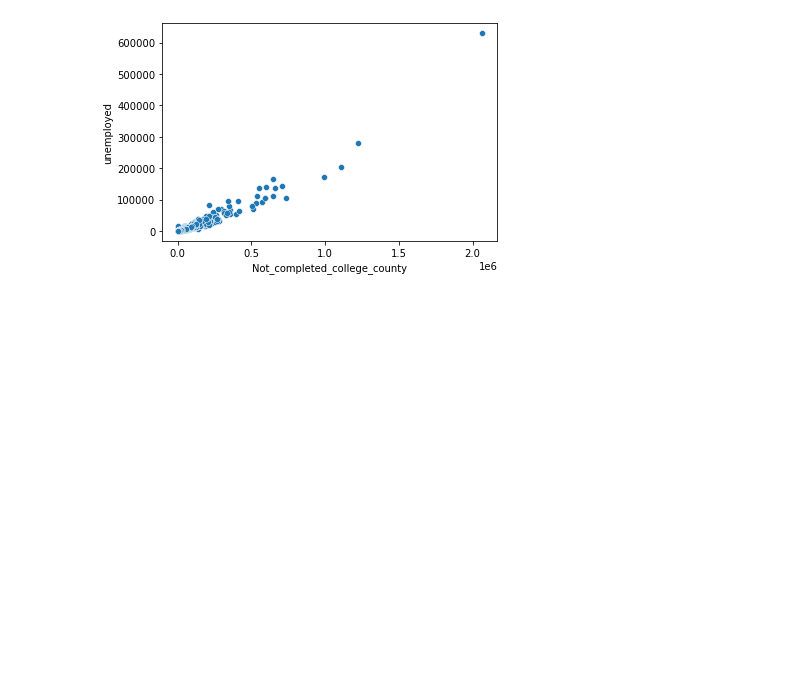
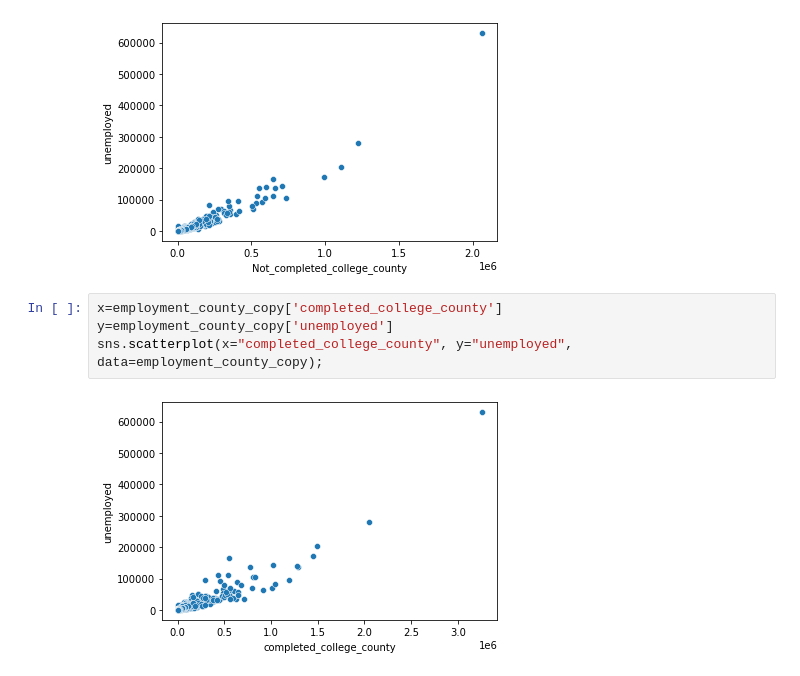
Before and after one commit to reachme1212/final_project, a Jupyter notebook: Model_code/random_forest_regression_variation-education.ipynb, the cells around one changed output. Saved outputs shown, nothing was run; the diff lists cells and outputs as text; blank space fills up the shorter version.

```diff
--- a/Model_code/random_forest_regression_variation-education.ipynb
+++ b/Model_code/random_forest_regression_variation-education.ipynb
@@ -301,3 +301,9 @@ y=employment_county_copy['unemployed']
 sns.scatterplot(x="Not_completed_college_county", y="unemployed", data=employment_county_copy);
 # %% [output]
 [figure]
+# %%
+x=employment_county_copy['completed_college_county']
+y=employment_county_copy['unemployed']
+sns.scatterplot(x="completed_college_county", y="unemployed", data=employment_county_copy);
+# %% [output]
+[figure, added]
```
Also changed, not shown: parts of 1 cell of this notebook.
